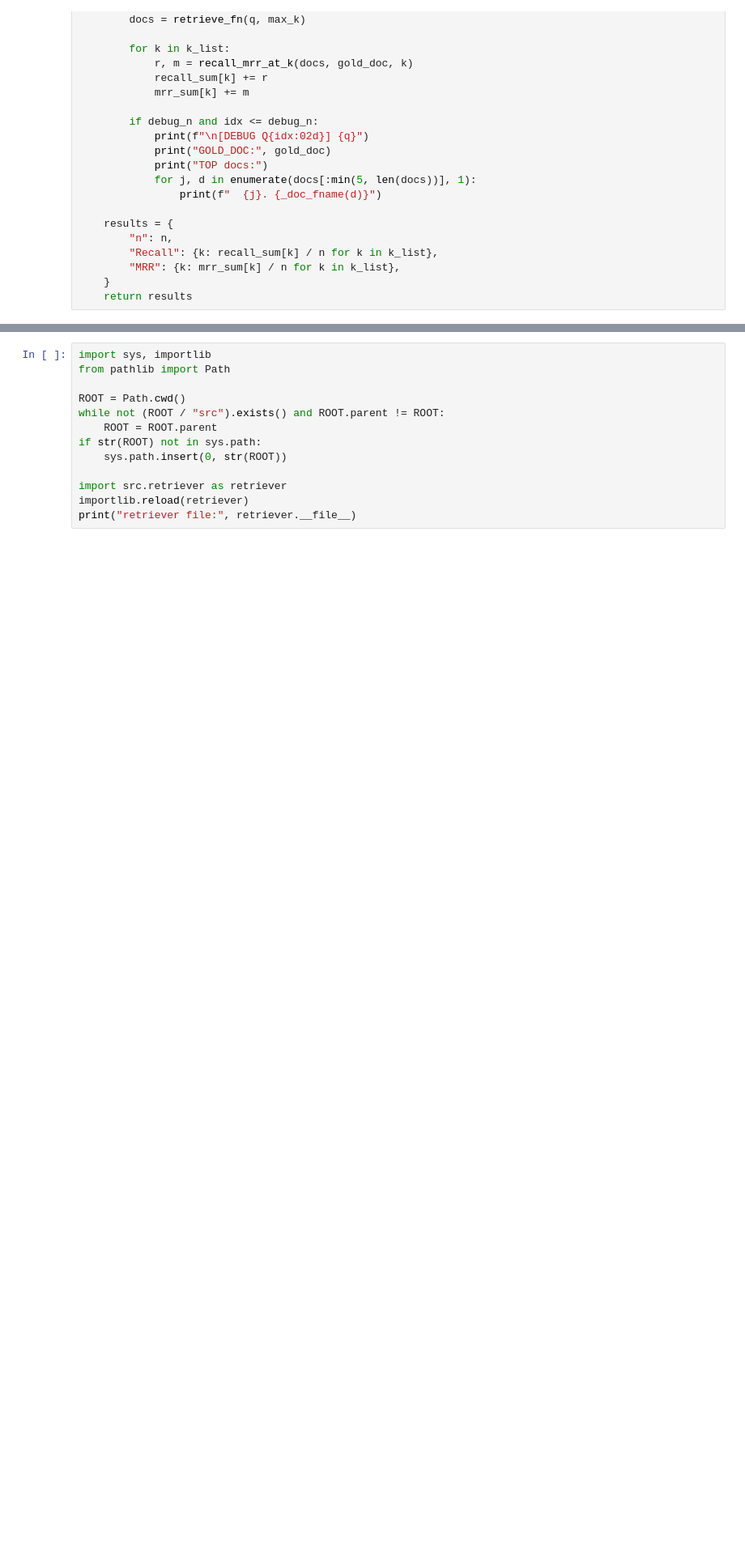
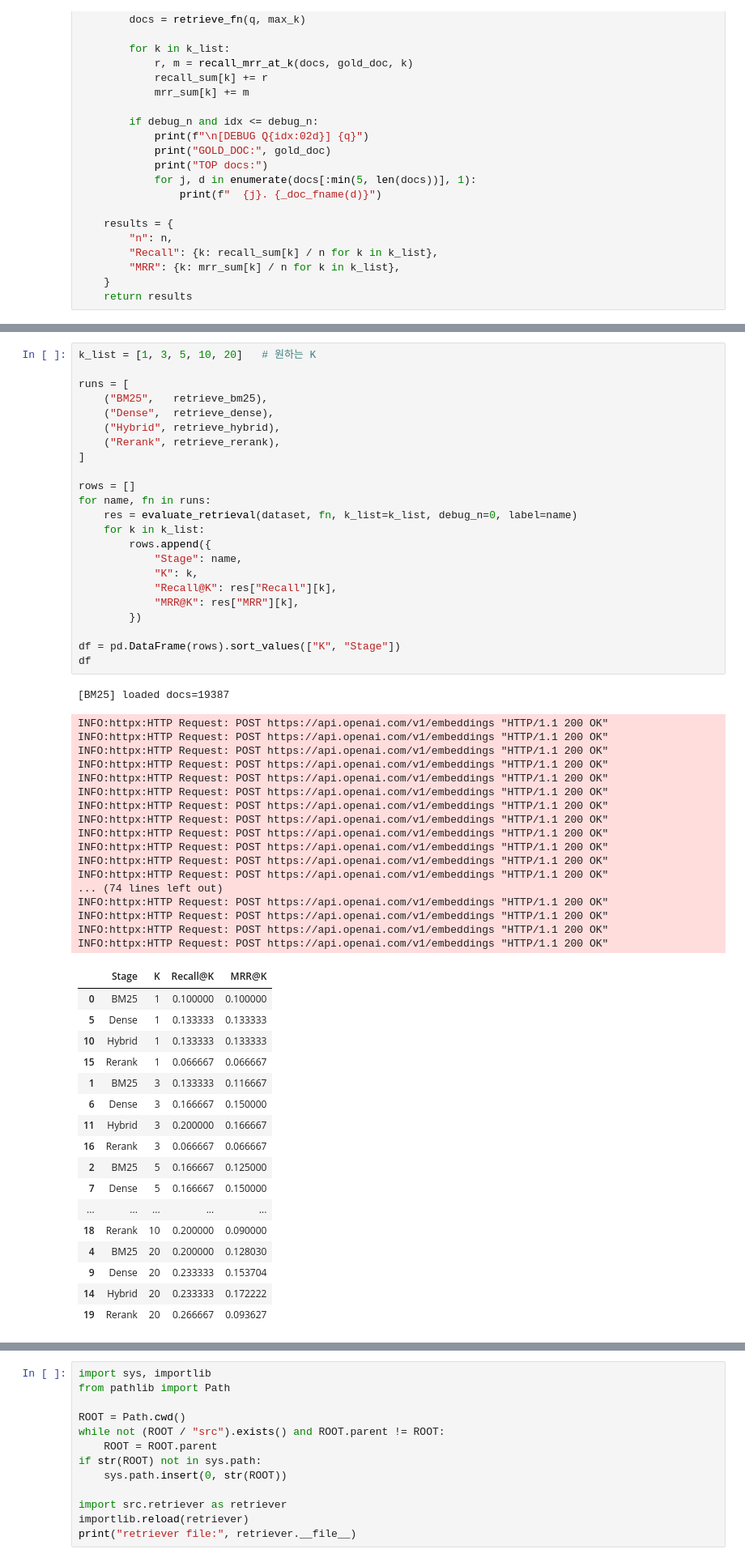
Before and after one commit to juyoung-song/Team2-RAG-Project, a Jupyter notebook: notebook/run_eval.ipynb, the cells around one changed output, grey strips where cells are left out. Shown at 81% size. Saved outputs shown, nothing was run; the diff lists cells and outputs as text; blank space fills up the shorter version.

```diff
--- a/notebook/run_eval.ipynb
+++ b/notebook/run_eval.ipynb
@@ -159,0 +314,59 @@ df
+# %%
+k_list = [1, 3, 5, 10, 20]   # 원하는 K
+
+runs = [
+    ("BM25",   retrieve_bm25),
+    ("Dense",  retrieve_dense),
+    ("Hybrid", retrieve_hybrid),
+    ("Rerank", retrieve_rerank),
+]
+
+rows = []
+for name, fn in runs:
+    res = evaluate_retrieval(dataset, fn, k_list=k_list, debug_n=0, label=name)
+    for k in k_list:
+        rows.append({
+            "Stage": name,
+            "K": k,
+            "Recall@K": res["Recall"][k],
+            "MRR@K": res["MRR"][k],
+        })
+
+df = pd.DataFrame(rows).sort_values(["K", "Stage"])
+df
+# %% [output]
+[BM25] loaded docs=19387
+INFO:httpx:HTTP Request: POST https://api.openai.com/v1/embeddings "HTTP/1.1 200 OK"
+INFO:httpx:HTTP Request: POST https://api.openai.com/v1/embeddings "HTTP/1.1 200 OK"
+INFO:httpx:HTTP Request: POST https://api.openai.com/v1/embeddings "HTTP/1.1 200 OK"
+INFO:httpx:HTTP Request: POST https://api.openai.com/v1/embeddings "HTTP/1.1 200 OK"
+INFO:httpx:HTTP Request: POST https://api.openai.com/v1/embeddings "HTTP/1.1 200 OK"
+INFO:httpx:HTTP Request: POST https://api.openai.com/v1/embeddings "HTTP/1.1 200 OK"
+INFO:httpx:HTTP Request: POST https://api.openai.com/v1/embeddings "HTTP/1.1 200 OK"
+INFO:httpx:HTTP Request: POST https://api.openai.com/v1/embeddings "HTTP/1.1 200 OK"
+INFO:httpx:HTTP Request: POST https://api.openai.com/v1/embeddings "HTTP/1.1 200 OK"
+INFO:httpx:HTTP Request: POST https://api.openai.com/v1/embeddings "HTTP/1.1 200 OK"
+INFO:httpx:HTTP Request: POST https://api.openai.com/v1/embeddings "HTTP/1.1 200 OK"
+INFO:httpx:HTTP Request: POST https://api.openai.com/v1/embeddings "HTTP/1.1 200 OK"
+... (74 lines left out)
+INFO:httpx:HTTP Request: POST https://api.openai.com/v1/embeddings "HTTP/1.1 200 OK"
+INFO:httpx:HTTP Request: POST https://api.openai.com/v1/embeddings "HTTP/1.1 200 OK"
+INFO:httpx:HTTP Request: POST https://api.openai.com/v1/embeddings "HTTP/1.1 200 OK"
+INFO:httpx:HTTP Request: POST https://api.openai.com/v1/embeddings "HTTP/1.1 200 OK"
+|  | Stage | K | Recall@K | MRR@K |
+| 0 | BM25 | 1 | 0.100000 | 0.100000 |
+| 5 | Dense | 1 | 0.133333 | 0.133333 |
+| 10 | Hybrid | 1 | 0.133333 | 0.133333 |
+| 15 | Rerank | 1 | 0.066667 | 0.066667 |
+| 1 | BM25 | 3 | 0.133333 | 0.116667 |
+| 6 | Dense | 3 | 0.166667 | 0.150000 |
+| 11 | Hybrid | 3 | 0.200000 | 0.166667 |
+| 16 | Rerank | 3 | 0.066667 | 0.066667 |
+| 2 | BM25 | 5 | 0.166667 | 0.125000 |
+| 7 | Dense | 5 | 0.166667 | 0.150000 |
+| ... | ... | ... | ... | ... |
+| 18 | Rerank | 10 | 0.200000 | 0.090000 |
+| 4 | BM25 | 20 | 0.200000 | 0.128030 |
+| 9 | Dense | 20 | 0.233333 | 0.153704 |
+| 14 | Hybrid | 20 | 0.233333 | 0.172222 |
+| 19 | Rerank | 20 | 0.266667 | 0.093627 |
```
Also changed, not shown: parts of 51 cells of this notebook, 8 other files.
